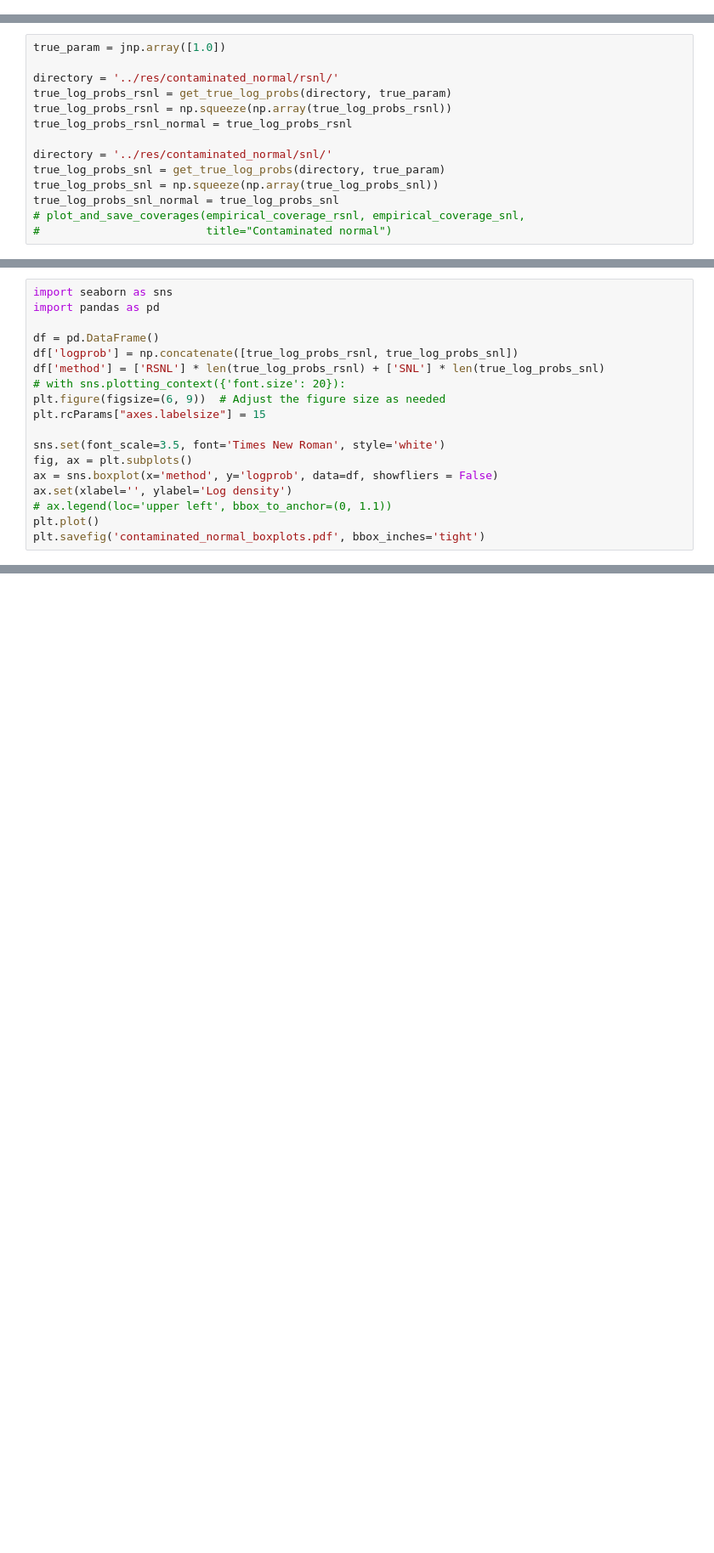
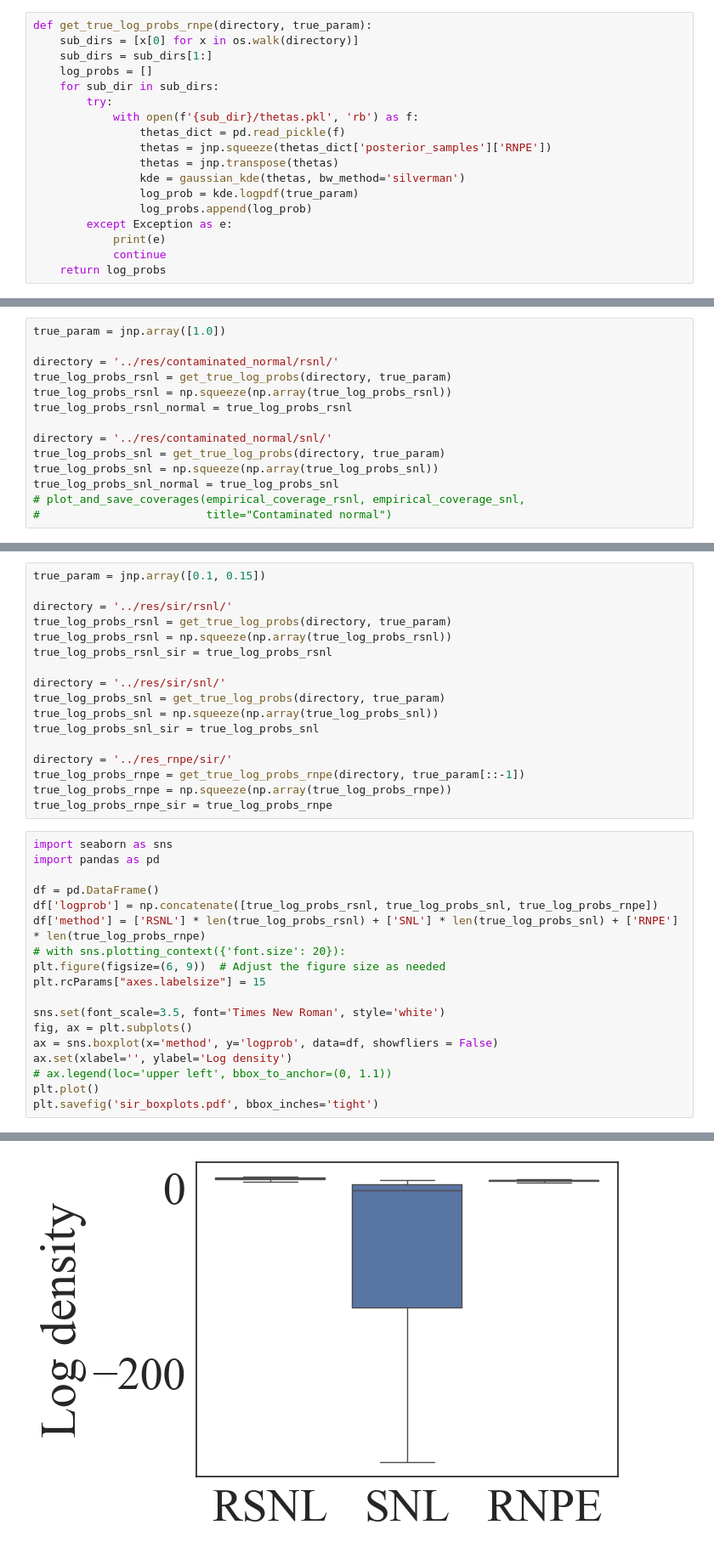
Before and after one commit to RyanJafefKelly/rsnl, a Jupyter notebook: notebooks/boxplots_plots.ipynb, the cells around one changed output, grey strips where cells are left out. Shown at 85% size. Drawn from its saved outputs; the diff is of its cells as text; blank space fills up the shorter version.

```diff
--- a/notebooks/boxplots_plots.ipynb
+++ b/notebooks/boxplots_plots.ipynb
@@ -42,3 +43,21 @@ def get_true_log_probs_slcp(directory, true_param):
             print(e)
             continue
     return log_probs
+# %%
+def get_true_log_probs_rnpe(directory, true_param):
+    sub_dirs = [x[0] for x in os.walk(directory)]
+    sub_dirs = sub_dirs[1:]
+    log_probs = []
+    for sub_dir in sub_dirs:
+        try:
+            with open(f'{sub_dir}/thetas.pkl', 'rb') as f:
+                thetas_dict = pd.read_pickle(f)
+                thetas = jnp.squeeze(thetas_dict['posterior_samples']['RNPE'])
+                thetas = jnp.transpose(thetas)
+                kde = gaussian_kde(thetas, bw_method='silverman')
+                log_prob = kde.logpdf(true_param)
+                log_probs.append(log_prob)
+        except Exception as e:
+            print(e)
+            continue
+    return log_probs
@@ -59,10 +236,27 @@ true_log_probs_snl_normal = true_log_probs_snl
+# %%
+true_param = jnp.array([0.1, 0.15])
+
+directory = '../res/sir/rsnl/'
+true_log_probs_rsnl = get_true_log_probs(directory, true_param)
+true_log_probs_rsnl = np.squeeze(np.array(true_log_probs_rsnl))
+true_log_probs_rsnl_sir = true_log_probs_rsnl
+
+directory = '../res/sir/snl/'
+true_log_probs_snl = get_true_log_probs(directory, true_param)
+true_log_probs_snl = np.squeeze(np.array(true_log_probs_snl))
+true_log_probs_snl_sir = true_log_probs_snl
+
+directory = '../res_rnpe/sir/'
+true_log_probs_rnpe = get_true_log_probs_rnpe(directory, true_param[::-1])
+true_log_probs_rnpe = np.squeeze(np.array(true_log_probs_rnpe))
+true_log_probs_rnpe_sir = true_log_probs_rnpe
 # %%
 import seaborn as sns
 import pandas as pd
 
 df = pd.DataFrame()
-df['logprob'] = np.concatenate([true_log_probs_rsnl, true_log_probs_snl])
-df['method'] = ['RSNL'] * len(true_log_probs_rsnl) + ['SNL'] * len(true_log_probs_snl)
+df['logprob'] = np.concatenate([true_log_probs_rsnl, true_log_probs_snl, true_log_probs_rnpe])
+df['method'] = ['RSNL'] * len(true_log_probs_rsnl) + ['SNL'] * len(true_log_probs_snl) + ['RNPE'] * len(true_log_probs_rnpe)
 # with sns.plotting_context({'font.size': 20}):
 plt.figure(figsize=(6, 9))  # Adjust the figure size as needed
 plt.rcParams["axes.labelsize"] = 15
@@ -73,4 +267,5 @@ ax = sns.boxplot(x='method', y='logprob', data=df, showfliers = False)
 ax.set(xlabel='', ylabel='Log density')
 # ax.legend(loc='upper left', bbox_to_anchor=(0, 1.1))
 plt.plot()
-plt.savefig('contaminated_normal_boxplots.pdf', bbox_inches='tight')
+plt.savefig('sir_boxplots.pdf', bbox_inches='tight')
+# %% [output]
@@ -76,0 +273 @@ plt.savefig('contaminated_normal_boxplots.pdf', bbox_inches='tight')
+[figure, added]
```
Also changed, not shown: parts of 20 cells of this notebook, 20 other files.
